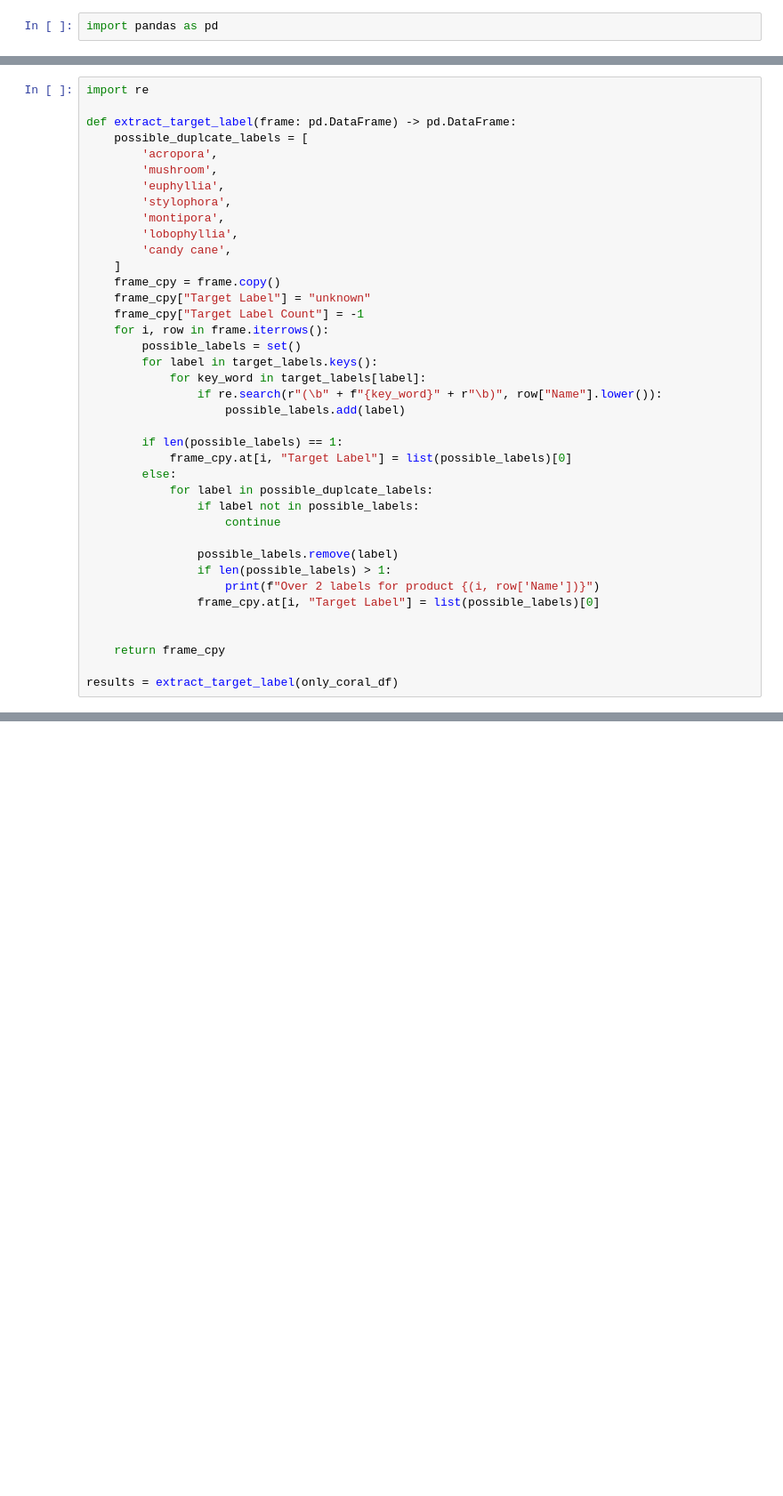
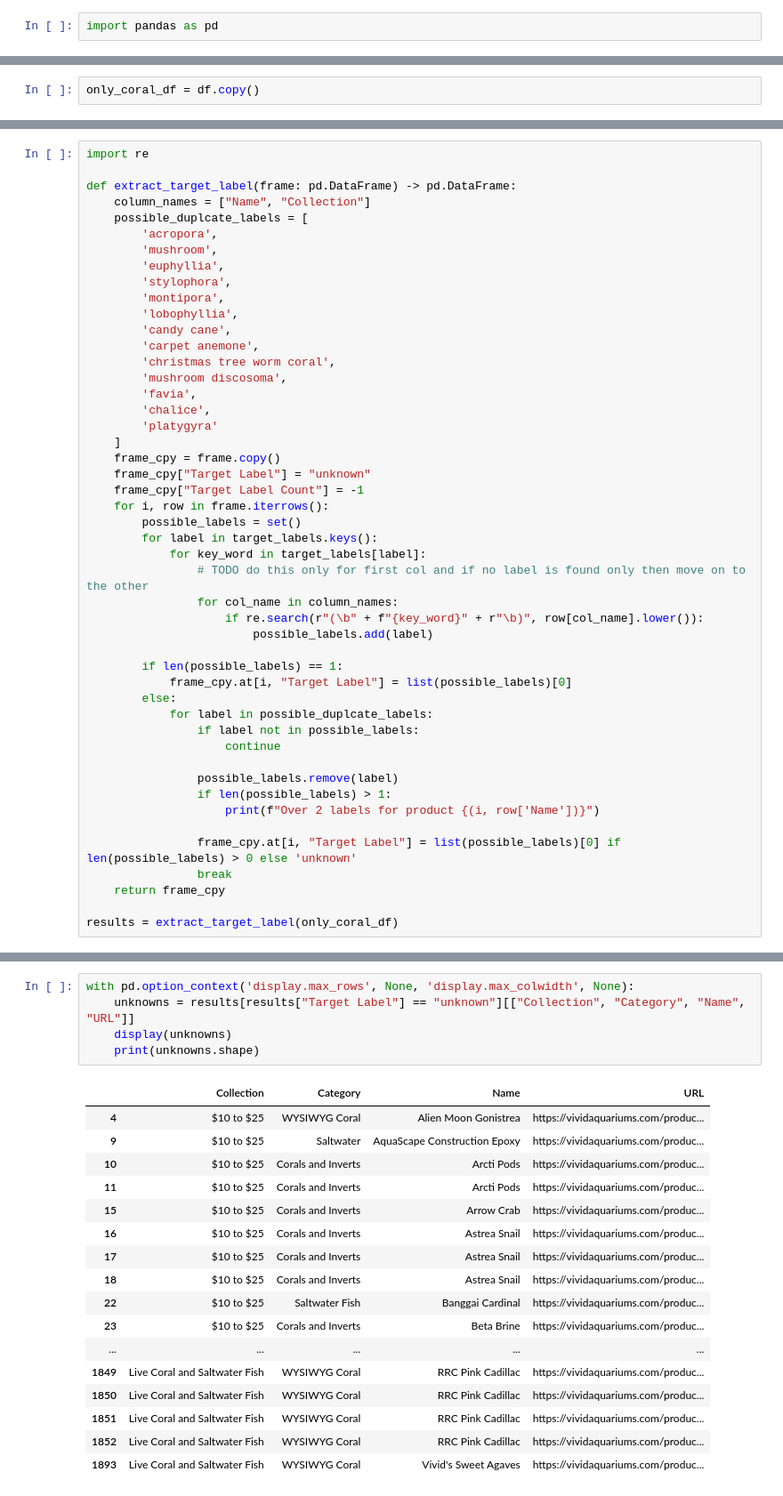
Before and after one commit to xultaeculcis/coral-net, a Jupyter notebook: notebooks/shopify-label-extractor.ipynb, the cells around one changed output, grey strips where cells are left out. Shown at 89% size. Drawn from its saved outputs; the diff is of its cells as text; blank space fills up the shorter version.

Commit message:
WIP. Label extraction

```diff
--- a/notebooks/shopify-label-extractor.ipynb
+++ b/notebooks/shopify-label-extractor.ipynb
@@ -69,3 +80,5 @@ only_coral_df = df[
+# %%
+only_coral_df = df.copy()
 # %%
 target_labels = {
     'acanthastrea': [
@@ -195,6 +258,7 @@ target_labels = {
 import re
 
 def extract_target_label(frame: pd.DataFrame) -> pd.DataFrame:
+    column_names = ["Name", "Collection"]
     possible_duplcate_labels = [
         'acropora',
         'mushroom',
@@ -203,6 +267,12 @@ def extract_target_label(frame: pd.DataFrame) -> pd.DataFrame:
         'montipora',
         'lobophyllia',
         'candy cane',
+        'carpet anemone',
+        'christmas tree worm coral',
+        'mushroom discosoma',
+        'favia',
+        'chalice',
+        'platygyra'
     ]
     frame_cpy = frame.copy()
     frame_cpy["Target Label"] = "unknown"
@@ -211,8 +281,10 @@ def extract_target_label(frame: pd.DataFrame) -> pd.DataFrame:
         possible_labels = set()
         for label in target_labels.keys():
             for key_word in target_labels[label]:
-                if re.search(r"(\b" + f"{key_word}" + r"\b)", row["Name"].lower()):
-                    possible_labels.add(label)
+                # TODO do this only for first col and if no label is found only then move on to the other
+                for col_name in column_names:
+                    if re.search(r"(\b" + f"{key_word}" + r"\b)", row[col_name].lower()):
+                        possible_labels.add(label)
 
         if len(possible_labels) == 1:
             frame_cpy.at[i, "Target Label"] = list(possible_labels)[0]
@@ -224,9 +296,9 @@ def extract_target_label(frame: pd.DataFrame) -> pd.DataFrame:
                 possible_labels.remove(label)
                 if len(possible_labels) > 1:
                     print(f"Over 2 labels for product {(i, row['Name'])}")
-                frame_cpy.at[i, "Target Label"] = list(possible_labels)[0]
 
-
+                frame_cpy.at[i, "Target Label"] = list(possible_labels)[0] if len(possible_labels) > 0 else 'unknown'
+                break
     return frame_cpy
 
 results = extract_target_label(only_coral_df)
@@ -255,0 +305,23 @@ True
+# %%
+with pd.option_context('display.max_rows', None, 'display.max_colwidth', None):
+    unknowns = results[results["Target Label"] == "unknown"][["Collection", "Category", "Name", "URL"]]
+    display(unknowns)
+    print(unknowns.shape)
+# %% [output]
+|  | Collection | Category | Name | URL |
+| 4 | $10 to $25 | WYSIWYG Coral | Alien Moon Gonistrea | https://vividaquariums.com/produc... |
+| 9 | $10 to $25 | Saltwater | AquaScape Construction Epoxy | https://vividaquariums.com/produc... |
+| 10 | $10 to $25 | Corals and Inverts | Arcti Pods | https://vividaquariums.com/produc... |
+| 11 | $10 to $25 | Corals and Inverts | Arcti Pods | https://vividaquariums.com/produc... |
+| 15 | $10 to $25 | Corals and Inverts | Arrow Crab | https://vividaquariums.com/produc... |
+| 16 | $10 to $25 | Corals and Inverts | Astrea Snail | https://vividaquariums.com/produc... |
+| 17 | $10 to $25 | Corals and Inverts | Astrea Snail | https://vividaquariums.com/produc... |
+| 18 | $10 to $25 | Corals and Inverts | Astrea Snail | https://vividaquariums.com/produc... |
+| 22 | $10 to $25 | Saltwater Fish | Banggai Cardinal | https://vividaquariums.com/produc... |
+| 23 | $10 to $25 | Corals and Inverts | Beta Brine | https://vividaquariums.com/produc... |
+| ... | ... | ... | ... | ... |
+| 1849 | Live Coral and Saltwater Fish | WYSIWYG Coral | RRC Pink Cadillac | https://vividaquariums.com/produc... |
+| 1850 | Live Coral and Saltwater Fish | WYSIWYG Coral | RRC Pink Cadillac | https://vividaquariums.com/produc... |
+| 1851 | Live Coral and Saltwater Fish | WYSIWYG Coral | RRC Pink Cadillac | https://vividaquariums.com/produc... |
+| 1852 | Live Coral and Saltwater Fish | WYSIWYG Coral | RRC Pink Cadillac | https://vividaquariums.com/produc... |
+| 1893 | Live Coral and Saltwater Fish | WYSIWYG Coral | Vivid's Sweet Agaves | https://vividaquariums.com/produc... |
```
Also changed, not shown: parts of 11 cells of this notebook, 1 other file.
